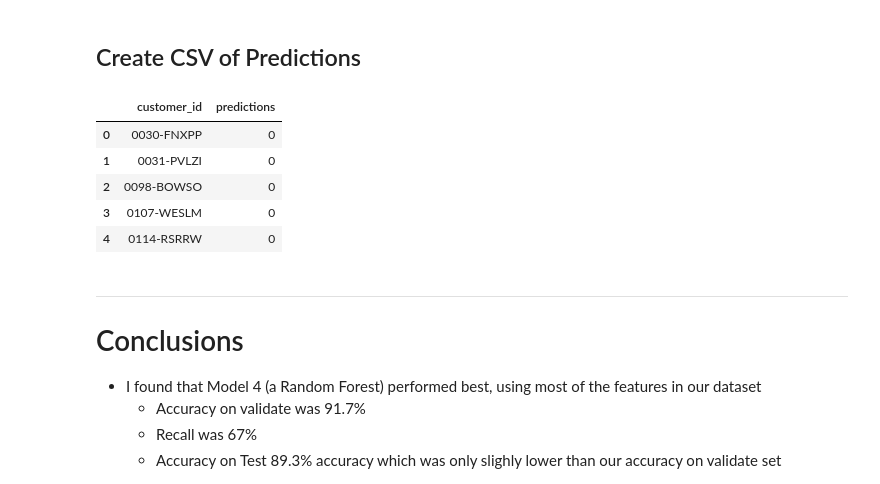
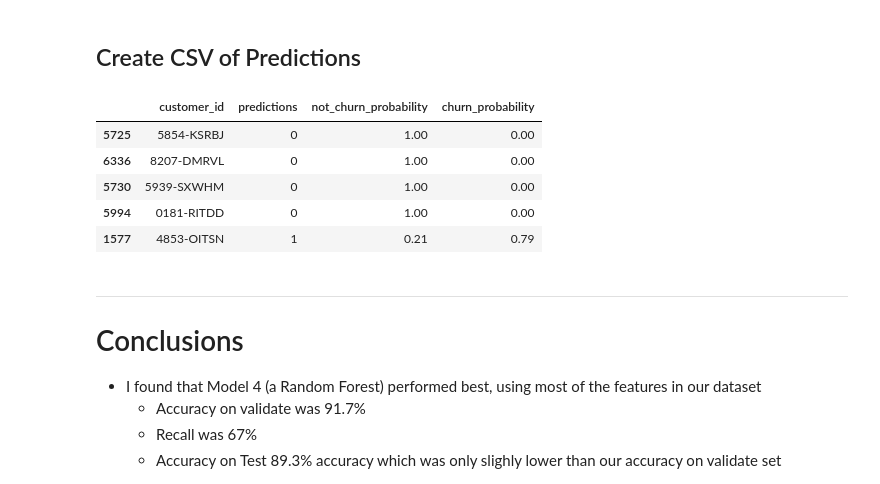
Before and after one commit to HeatherOrtegaMcMillan/telco_churn_classification_project, a Jupyter notebook: final_telco_report.ipynb, the cells around one changed output. Saved outputs shown, nothing was run; the diff lists cells and outputs as text; code cells hidden in the pictures.

```diff
--- a/final_telco_report.ipynb
+++ b/final_telco_report.ipynb
@@ -901,17 +910,20 @@ df_full = prepare.prep_full_telco(acquire.get_telco_data())
 # %%
-# add predictions to the full dataframe using same X_cols from the 4th model
-df_full['predictions'] = model4.predict(df_full[X_cols])
+# add predictions to the full test dataframe using same X_cols from the 4th model
+test['predictions'] = model4.predict(test[X_cols])
+# %%
+# add probabilities to test dataframe
+test[['not_churn_probability','churn_probability']] = model4.predict_proba(test[X_cols])
 # %%
-# create new dataframe with only two columns
-df_predictions = df_full[['customer_id', 'predictions']]
+# create new dataframe with only the 4 columns
+df_predictions = test[['customer_id', 'predictions', 'not_churn_probability','churn_probability' ]]
 df_predictions.head()
 # %% [output]
-|  | customer_id | predictions |
-| 0 | 0030-FNXPP | 0 |
-| 1 | 0031-PVLZI | 0 |
-| 2 | 0098-BOWSO | 0 |
-| 3 | 0107-WESLM | 0 |
-| 4 | 0114-RSRRW | 0 |
+|  | customer_id | predictions | not_churn_probability | churn_probability |
+| 5725 | 5854-KSRBJ | 0 | 1.00 | 0.00 |
+| 6336 | 8207-DMRVL | 0 | 1.00 | 0.00 |
+| 5730 | 5939-SXWHM | 0 | 1.00 | 0.00 |
+| 5994 | 0181-RITDD | 0 | 1.00 | 0.00 |
+| 1577 | 4853-OITSN | 1 | 0.21 | 0.79 |
 # %%
 # put new dataframe in a CSV
 df_predictions.to_csv('predictions.csv')
```
Also changed, not shown: parts of 11 cells of this notebook.
